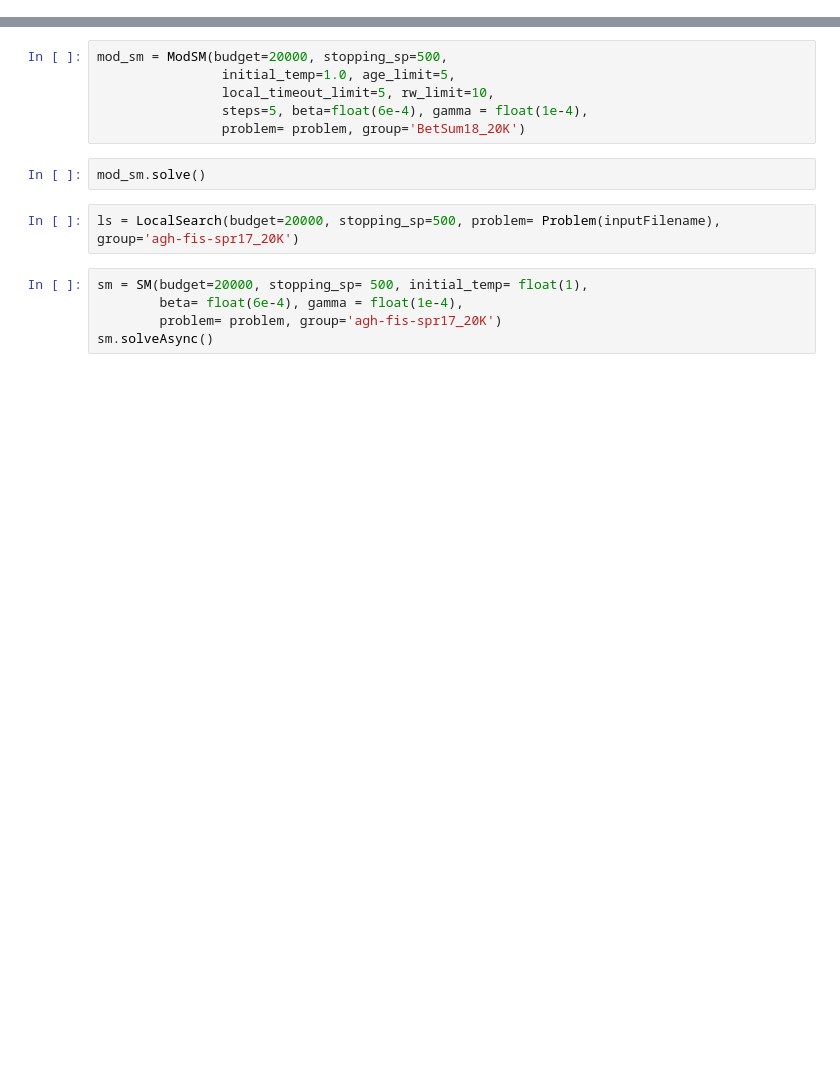
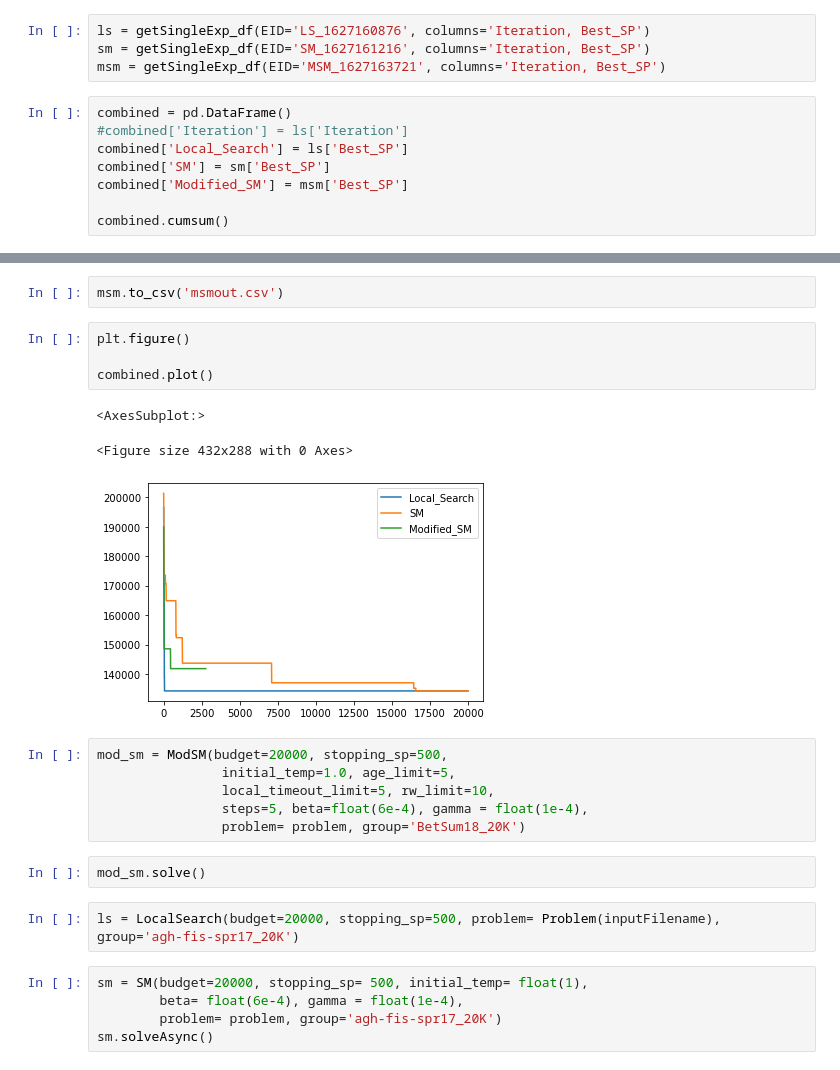
Before and after one commit to arun-baby/university-time-scheduling, a Jupyter notebook: Solver.ipynb, the cells around one changed output, grey strips where cells are left out. Drawn from its saved outputs; the diff is of its cells as text; blank space fills up the shorter version.

Commit message:
Plot

```diff
--- a/Solver.ipynb
+++ b/Solver.ipynb
@@ -20,0 +26,12 @@ problem = Problem(inputFilename)
+# %%
+ls = getSingleExp_df(EID='LS_1627160876', columns='Iteration, Best_SP')
+sm = getSingleExp_df(EID='SM_1627161216', columns='Iteration, Best_SP')
+msm = getSingleExp_df(EID='MSM_1627163721', columns='Iteration, Best_SP')
+# %%
+combined = pd.DataFrame()
+#combined['Iteration'] = ls['Iteration']
+combined['Local_Search'] = ls['Best_SP']
+combined['SM'] = sm['Best_SP']
+combined['Modified_SM'] = msm['Best_SP']
+
+combined.cumsum()
@@ -21,3 +52,13 @@ problem = Problem(inputFilename)
+# %%
+msm.to_csv('msmout.csv')
+# %%
+plt.figure()
+
+combined.plot()
+# %% [output]
+<AxesSubplot:>
+<Figure size 432x288 with 0 Axes>
+[figure, added]
 # %%
 mod_sm = ModSM(budget=20000, stopping_sp=500,
                 initial_temp=1.0, age_limit=5,
```
Also changed, not shown: parts of 10 cells of this notebook, 7 other files.
